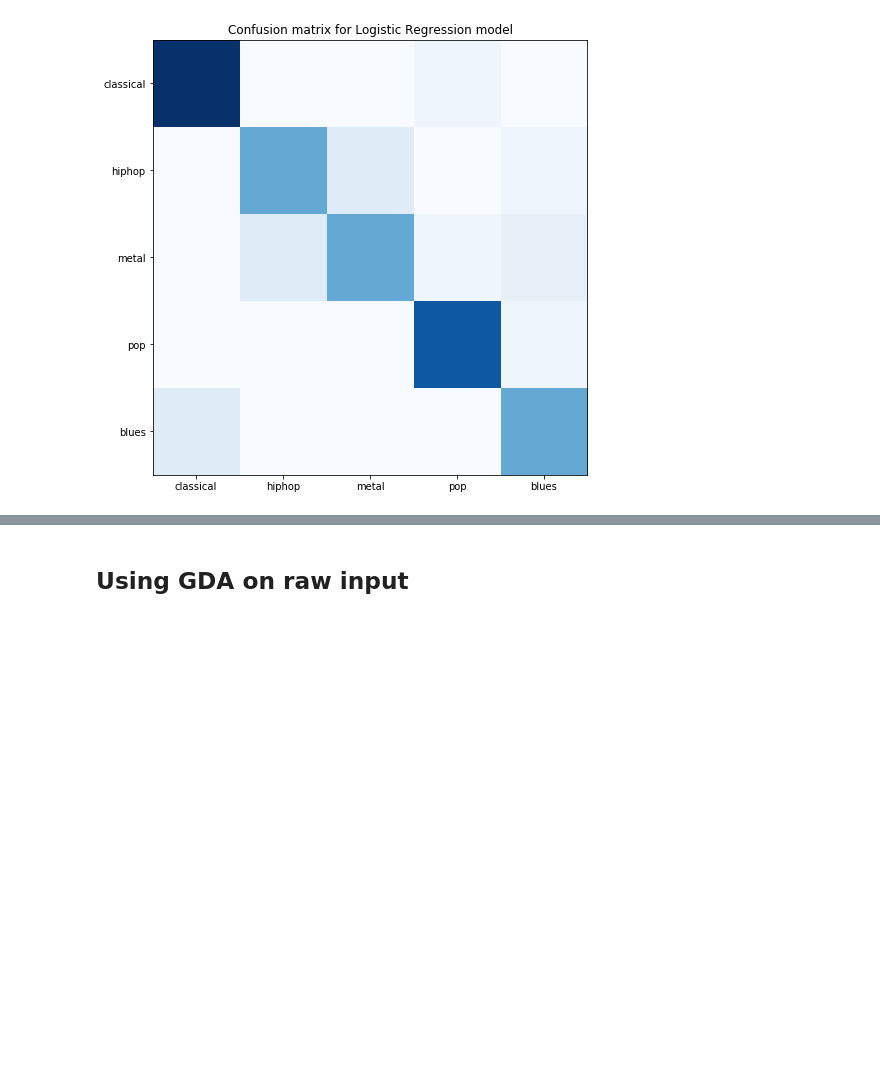
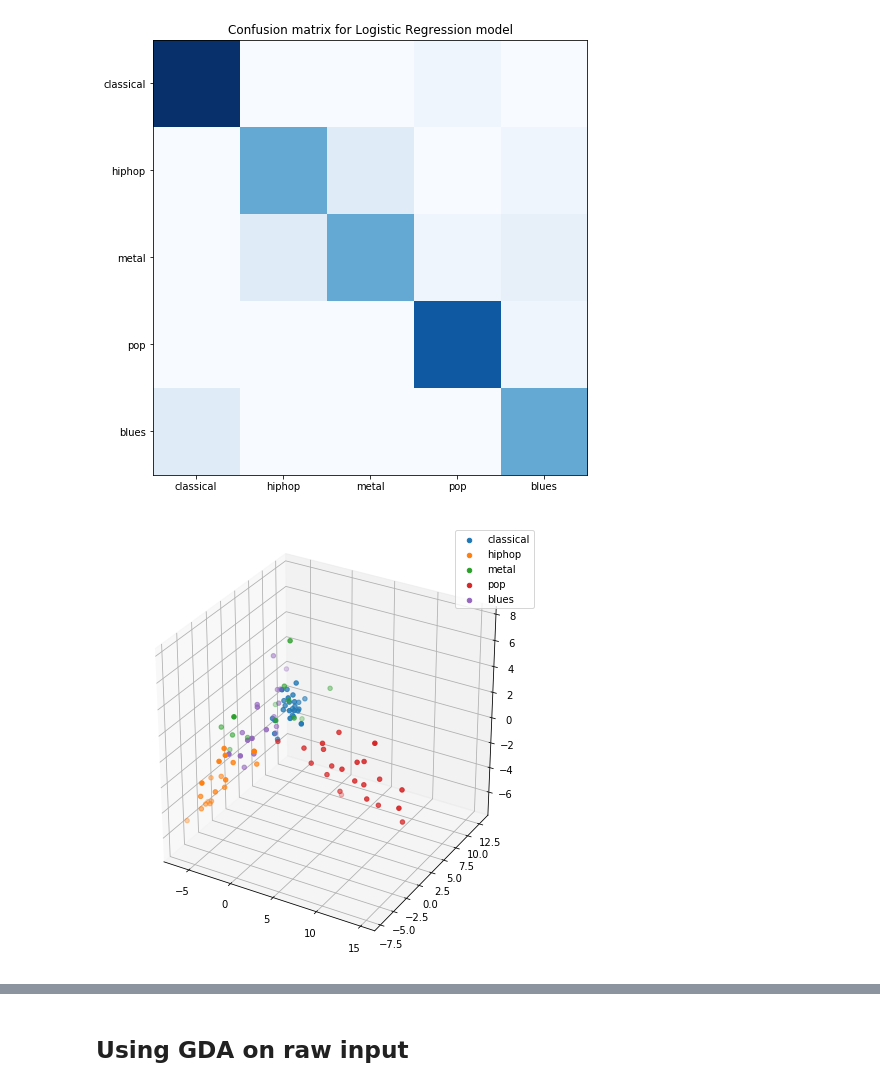
Before and after one commit to LithiumH/CS229-Music-Classification, a Jupyter notebook: after_cnn_classic-Copy1.ipynb, the cells around one changed output, grey strips where cells are left out. Saved outputs shown, nothing was run; the diff lists cells and outputs as text; code cells hidden in the pictures; blank space fills up the shorter version.

```diff
--- a/after_cnn_classic-Copy1.ipynb
+++ b/after_cnn_classic-Copy1.ipynb
@@ -258,3 +258,25 @@ plt.title('Confusion matrix for Logistic Regression model')
 plt.savefig('plots/log_confusion.png')
 # %% [output]
 [figure]
+# %%
+pca_conv = PCA(3)
+pca_conv.fit(X_train_hidden1.reshape(X_train_hidden1.shape[0], -1))
+test_pca = pca_conv.transform(X_test_hidden1.reshape(X_test_hidden1.shape[0], -1))
+colors = Y_pred
+colors_txt = np.empty(len(colors), dtype=str)
+colors_txt[colors==0] = 'red'
+colors_txt[colors==1] = 'blue'
+colors_txt[colors==2] = 'green'
+colors_txt[colors==3] = 'yellow'
+colors_txt[colors==4] = 'black'
+genres = ['classical', 'hiphop', 'metal', 'pop', 'blues']
+fig = plt.figure(figsize=(6, 6))
+ax = Axes3D(fig)
+for i in range(5):
+    ax.scatter(test_pca[colors==i, 0].ravel(), test_pca[colors==i,1].ravel(), test_pca[colors==i,2].ravel(),
+                label=genres[i])
+ax.legend()
+plt.savefig('plots/log_pred_pca.png')
+plt.show()
+# %% [output]
+[figure, added]
```
Also changed, not shown: parts of 6 cells of this notebook, 7 other files.
